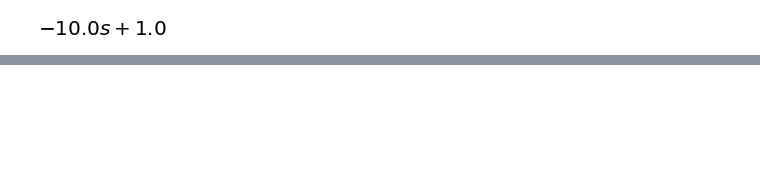
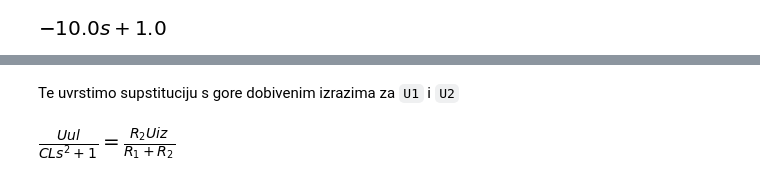
Before and after one commit to dnemec/Python-Control-Systems, a Jupyter notebook: rjesavanje_jednadzbi.ipynb, the cells around one changed output, grey strips where cells are left out. Saved outputs shown, nothing was run; the diff lists cells and outputs as text; code cells hidden in the pictures; blank space fills up the shorter version.

````diff
--- a/rjesavanje_jednadzbi.ipynb
+++ b/rjesavanje_jednadzbi.ipynb
@@ -164,0 +184,8 @@ display(i1)
+# %% [markdown]
+Te uvrstimo supstituciju s gore dobivenim izrazima za ```U1``` i ```U2```
+# %%
+eq3 = eq3.subs(U1, u1)
+eq3 = eq3.subs(U2, u2)
+display(eq3)
+# %% [output]
+[figure, added]
````
Also changed, not shown: parts of 36 cells of this notebook, 3 other files.
